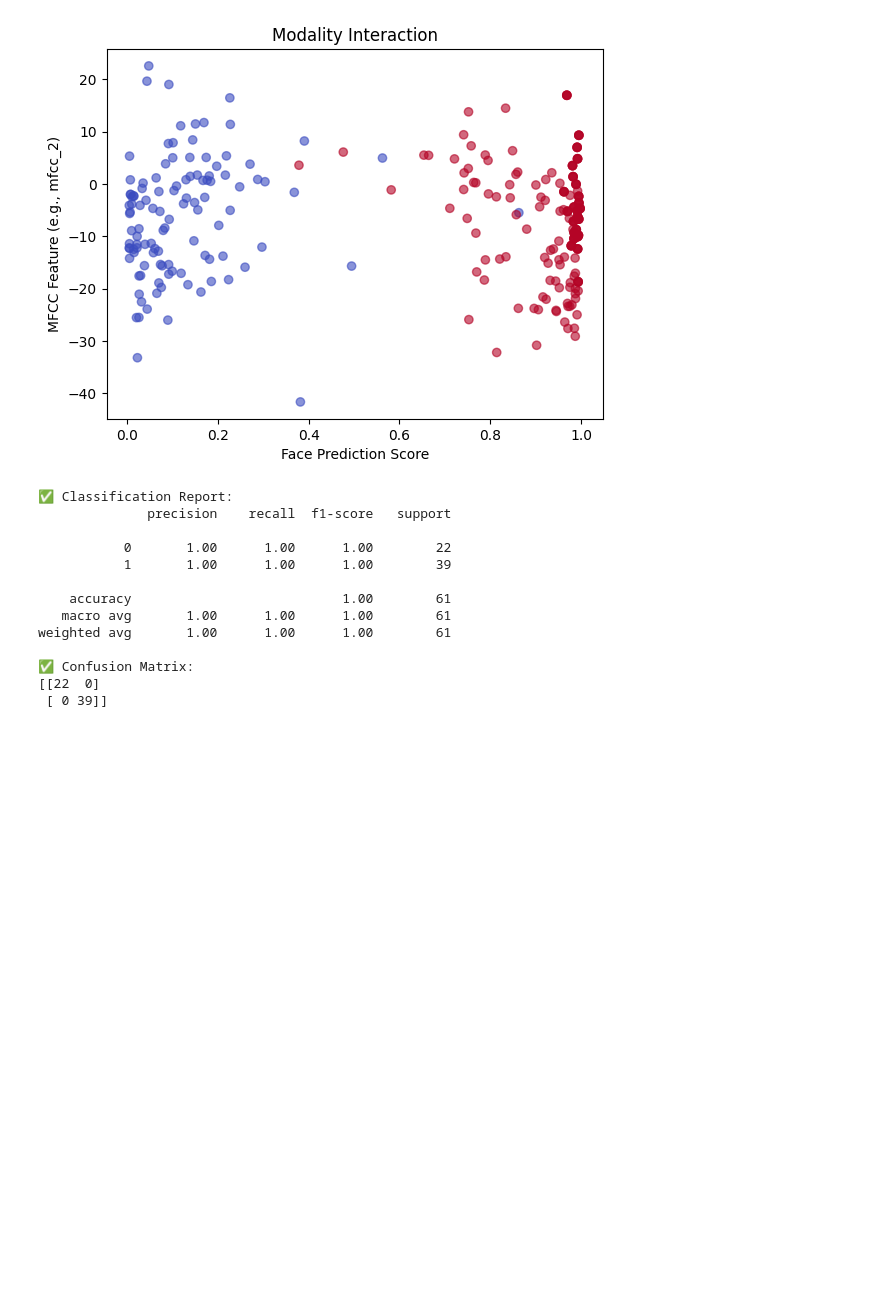
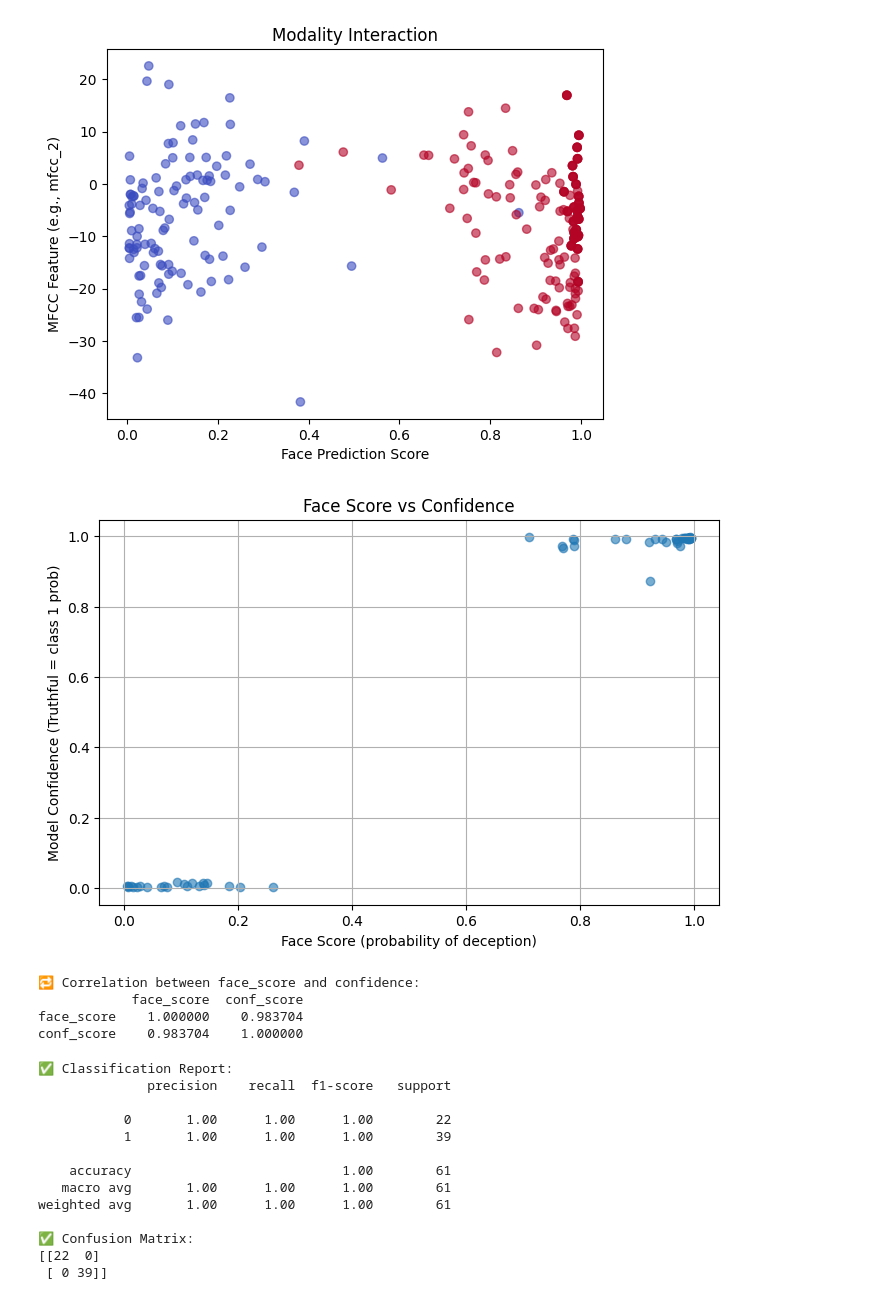
Before and after one commit to MartyBarrett/DecepTech, a Jupyter notebook: scripts/VideoAndAudioModel.ipynb, the cells around one changed output. Drawn from its saved outputs; the diff is of its cells as text; code cells hidden in the pictures; blank space fills up the shorter version.

```diff
--- a/scripts/VideoAndAudioModel.ipynb
+++ b/scripts/VideoAndAudioModel.ipynb
@@ -212,6 +212,44 @@ plt.title("Modality Interaction")
 plt.show()
 # %% [output]
 [figure]
+# %%
+# Plot face_score vs confidence
+# After getting predictions:
+y_proba = stacked_model.predict_proba(X_test)
+
+# Extract class 1 confidence scores (TRUTHFUL)
+conf_scores = y_proba[:, 1]
+
+# Add to a new DataFrame for analysis
+eval_df = X_test.copy()
+eval_df["label"] = y_test
+eval_df["conf_score"] = conf_scores
+
+
+plt.figure(figsize=(8,5))
+plt.scatter(eval_df["face_score"], eval_df["conf_score"], alpha=0.6)
+plt.title("Face Score vs Confidence")
+plt.xlabel("Face Score (probability of deception)")
+plt.ylabel("Model Confidence (Truthful = class 1 prob)")
+plt.grid(True)
+plt.show()
+# %% [output]
+[figure, added]
+# %%
+y_proba = stacked_model.predict_proba(X_test)
+eval_df = X_test.copy()
+eval_df["label"] = y_test
+eval_df["conf_score"] = y_proba[:, 1]  # class 1 = predicted TRUTHFUL
+eval_df["face_score"] = X_test["face_score"]
+
+# Now check correlation
+print("🔁 Correlation between face_score and confidence:")
+print(eval_df[["face_score", "conf_score"]].corr())
+# %% [output]
+🔁 Correlation between face_score and confidence:
+            face_score  conf_score
+face_score    1.000000    0.983704
+conf_score    0.983704    1.000000
 # %%
 from xgboost import XGBClassifier
 from sklearn.model_selection import train_test_split
```
Also changed, not shown: parts of 1 cell of this notebook, 56 other files.
